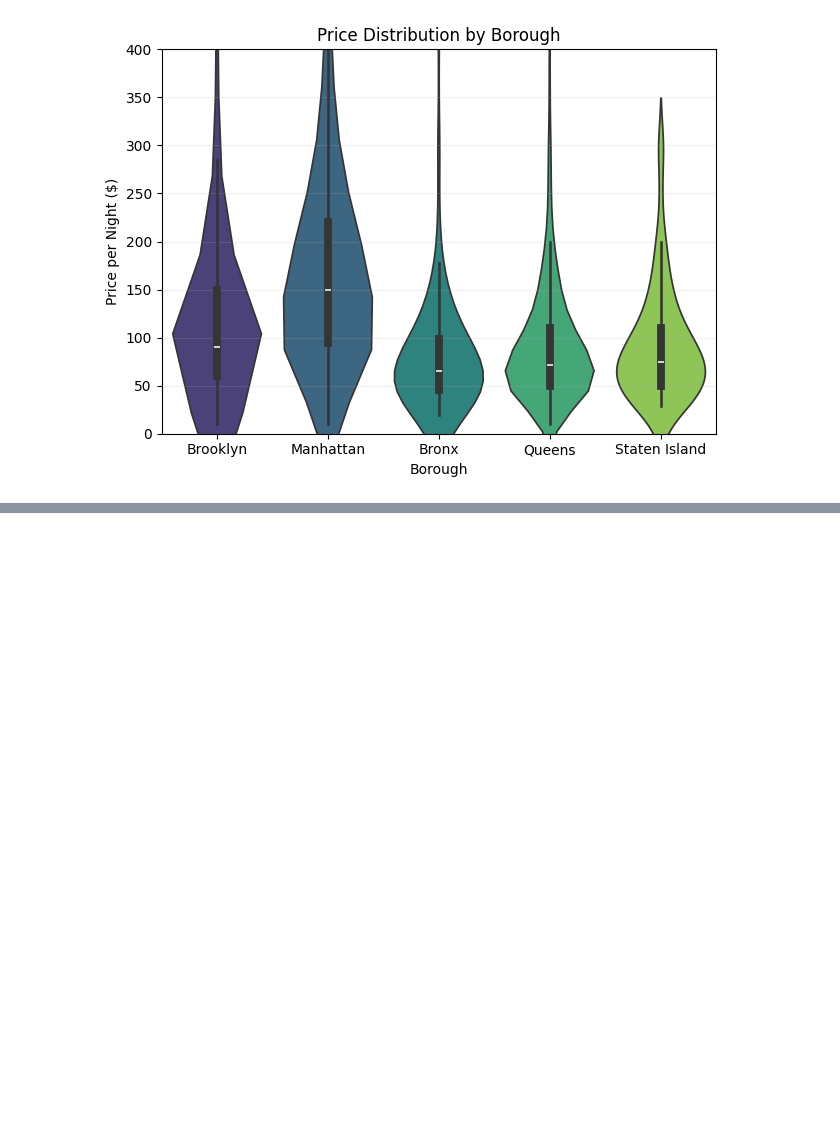
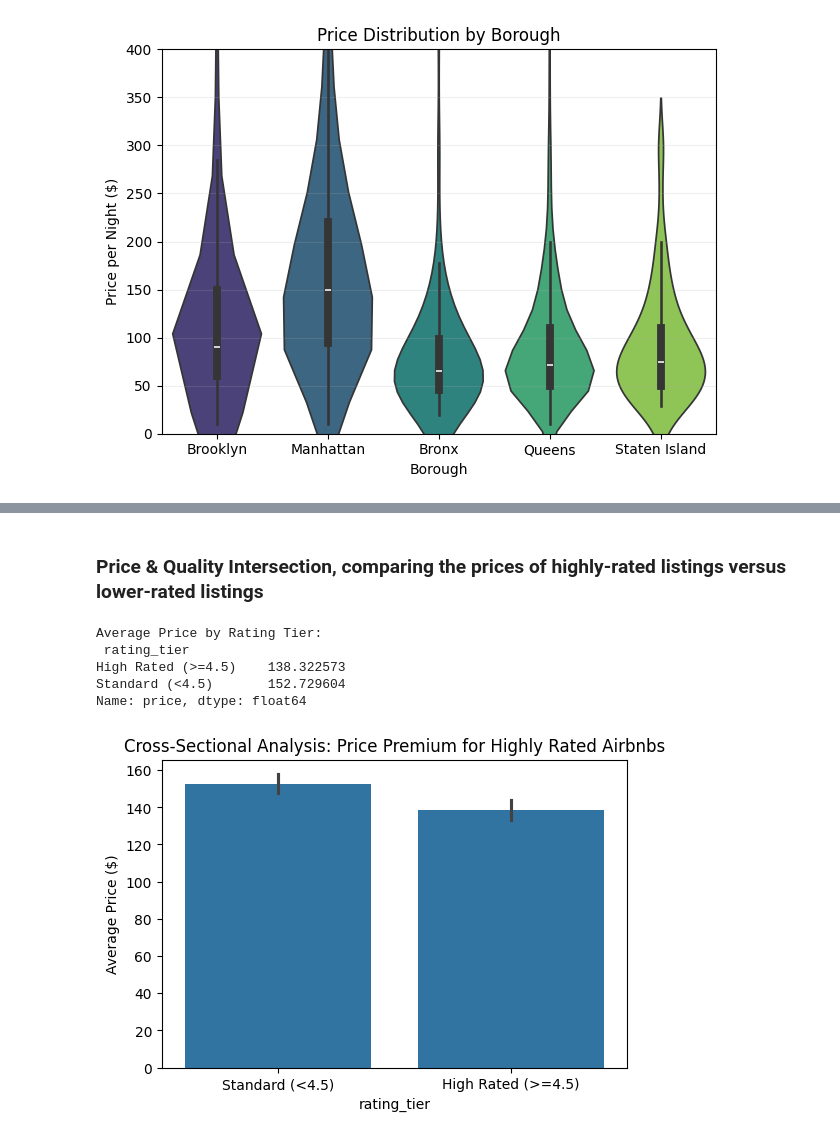
Before and after one commit to 208252/statistics, a Jupyter notebook: Cleaning_Data_in_Python_live_session.ipynb, the cells around one changed output, grey strips where cells are left out. Saved outputs shown, nothing was run; the diff lists cells and outputs as text; code cells hidden in the pictures; blank space fills up the shorter version.

```diff
--- a/Cleaning_Data_in_Python_live_session.ipynb
+++ b/Cleaning_Data_in_Python_live_session.ipynb
@@ -985,0 +1036,22 @@ airbnb.to_csv('data/airbnb.csv', index=False)
+# %% [markdown]
+### Price & Quality Intersection, comparing the prices of highly-rated listings versus lower-rated listings
+# %%
+
+airbnb['rating_tier'] = np.where(airbnb['rating'] >= 4.5, 'High Rated (>=4.5)', 'Standard (<4.5)')
+
+tier_comparison = airbnb.groupby('rating_tier')['price'].mean()
+print("Average Price by Rating Tier:\n", tier_comparison)
+
+
+plt.figure(figsize=(6, 4))
+sns.barplot(x='rating_tier', y='price', data=airbnb, estimator=np.mean)
+plt.title('Cross-Sectional Analysis: Price Premium for Highly Rated Airbnbs')
+plt.ylabel('Average Price ($)')
+plt.show()
+# %% [output]
+Average Price by Rating Tier:
+ rating_tier
+High Rated (>=4.5)    138.322573
+Standard (<4.5)       152.729604
+Name: price, dtype: float64
+[figure, added]
```
Also changed, not shown: parts of 12 cells of this notebook, 3 other files.
